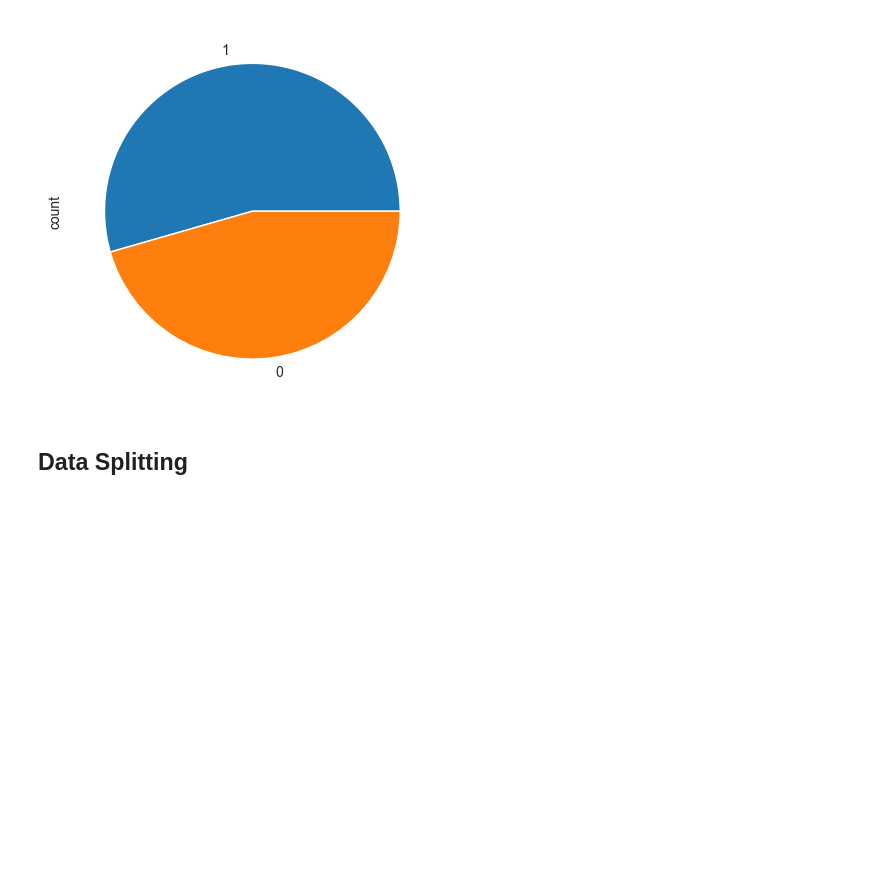
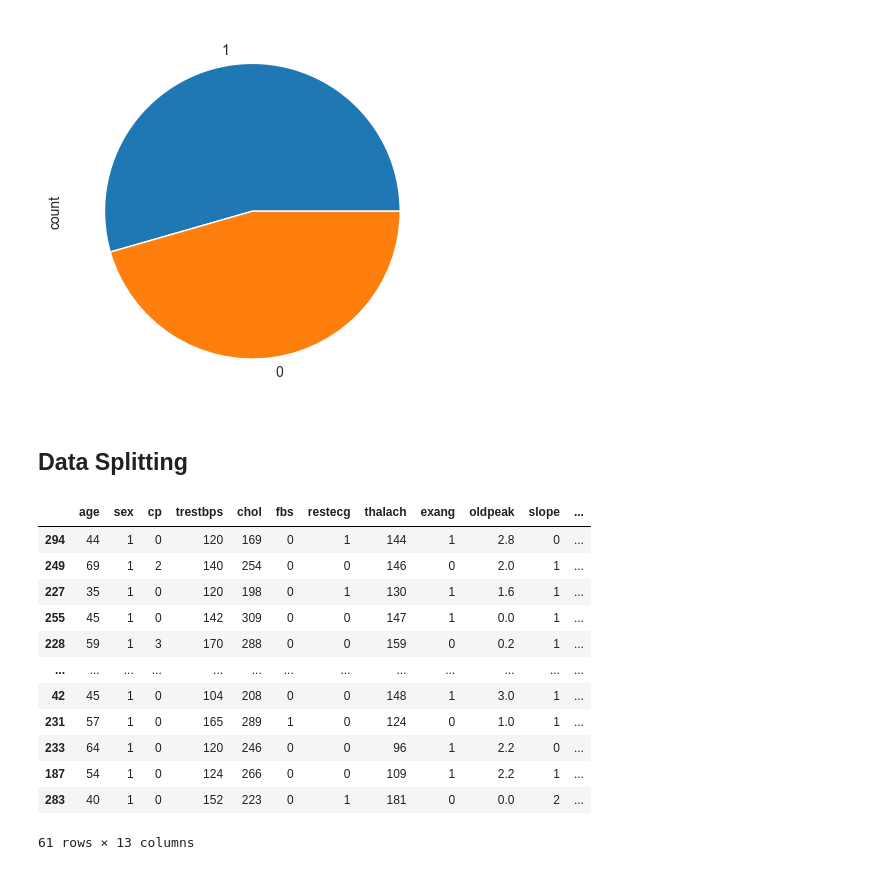
Before and after one commit to Emigbanam/Heart-Disease-Prediction-Project, a Jupyter notebook: KNN Model.ipynb, the cells around one changed output. Drawn from its saved outputs; the diff is of its cells as text; code cells hidden in the pictures; blank space fills up the shorter version.

```diff
--- a/KNN Model.ipynb
+++ b/KNN Model.ipynb
@@ -144,4 +144,20 @@ X, y = heart_df.iloc[:,:-1], heart_df.iloc[:,-1]
 # %%
 #Train-Test Splitting
 from sklearn.model_selection import train_test_split
 X_train, X_test, y_train, y_test = train_test_split(X,y,test_size=0.2, random_state=41)
+
+X_test
+# %% [output]
+|  | age | sex | cp | trestbps | chol | fbs | restecg | thalach | exang | oldpeak | slope | ... |
+| 294 | 44 | 1 | 0 | 120 | 169 | 0 | 1 | 144 | 1 | 2.8 | 0 | ... |
+| 249 | 69 | 1 | 2 | 140 | 254 | 0 | 0 | 146 | 0 | 2.0 | 1 | ... |
+| 227 | 35 | 1 | 0 | 120 | 198 | 0 | 1 | 130 | 1 | 1.6 | 1 | ... |
+| 255 | 45 | 1 | 0 | 142 | 309 | 0 | 0 | 147 | 1 | 0.0 | 1 | ... |
+| 228 | 59 | 1 | 3 | 170 | 288 | 0 | 0 | 159 | 0 | 0.2 | 1 | ... |
+| ... | ... | ... | ... | ... | ... | ... | ... | ... | ... | ... | ... | ... |
+| 42 | 45 | 1 | 0 | 104 | 208 | 0 | 0 | 148 | 1 | 3.0 | 1 | ... |
+| 231 | 57 | 1 | 0 | 165 | 289 | 1 | 0 | 124 | 0 | 1.0 | 1 | ... |
+| 233 | 64 | 1 | 0 | 120 | 246 | 0 | 0 | 96 | 1 | 2.2 | 0 | ... |
+| 187 | 54 | 1 | 0 | 124 | 266 | 0 | 0 | 109 | 1 | 2.2 | 1 | ... |
+| 283 | 40 | 1 | 0 | 152 | 223 | 0 | 1 | 181 | 0 | 0.0 | 2 | ... |
+61 rows × 13 columns
```
Also changed, not shown: parts of 3 cells of this notebook.
